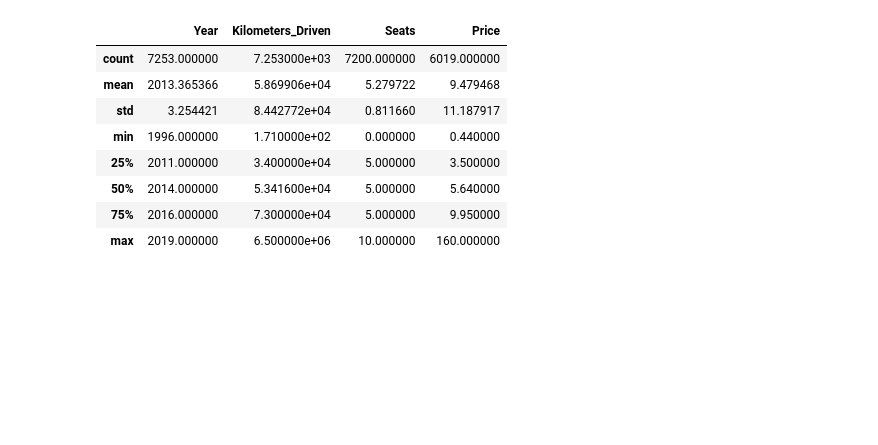
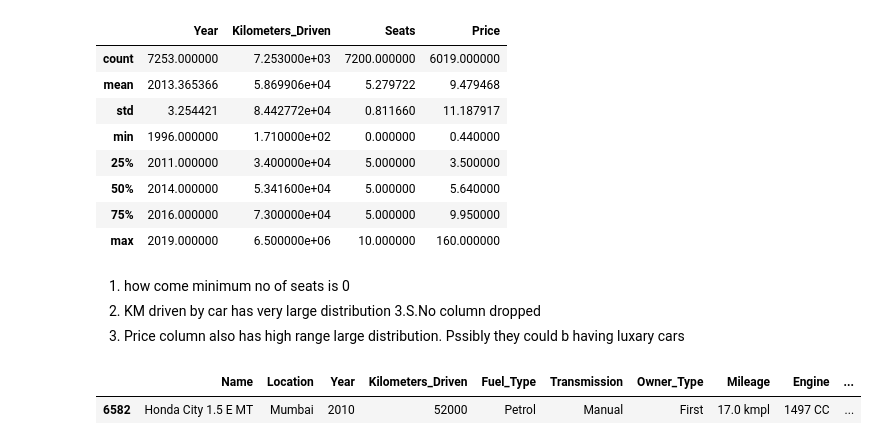
Before and after one commit to sr606/Machine_Learning_CaseStudies, a Jupyter notebook: Cars24_EDA.ipynb, the cells around one changed output. Cells and saved outputs as stored; diff of their text form; code cells hidden in the pictures; blank space fills up the shorter version.

```diff
--- a/Cars24_EDA.ipynb
+++ b/Cars24_EDA.ipynb
@@ -101,3 +101,15 @@ df.describe()
 | 50% | 2014.000000 | 5.341600e+04 | 5.000000 | 5.640000 |
 | 75% | 2016.000000 | 7.300000e+04 | 5.000000 | 9.950000 |
 | max | 2019.000000 | 6.500000e+06 | 10.000000 | 160.000000 |
+# %% [markdown]
+1. how come minimum no of seats is 0
+2. KM driven by car has very large distribution
+3.S.No column dropped
+4. Price column also has high range large distribution. Pssibly they could b having luxary cars
+# %%
+#checking for duplicates
+duplicates  = df.duplicated()
+df[duplicates]
+# %% [output]
+|  | Name | Location | Year | Kilometers_Driven | Fuel_Type | Transmission | Owner_Type | Mileage | Engine | ... |
+| 6582 | Honda City 1.5 E MT | Mumbai | 2010 | 52000 | Petrol | Manual | First | 17.0 kmpl | 1497 CC | ... |
```
Also changed, not shown: parts of 7 cells of this notebook.
